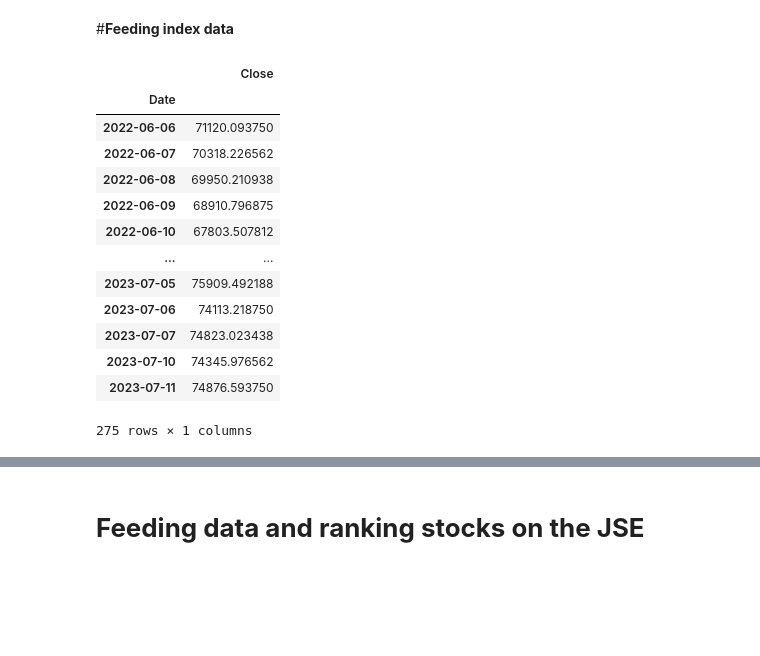
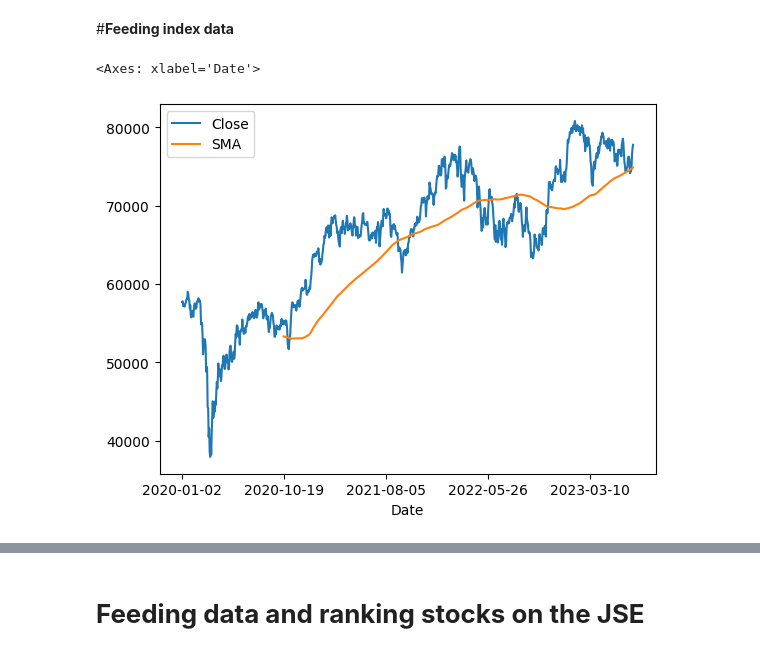
Before and after one commit to helmieresearch/helmieresearch, a Jupyter notebook: Momentum_Ranking_Model_4.ipynb, the cells around one changed output, grey strips where cells are left out. Cells and saved outputs as stored; diff of their text form; code cells hidden in the pictures; blank space fills up the shorter version.

```diff
--- a/Momentum_Ranking_Model_4.ipynb
+++ b/Momentum_Ranking_Model_4.ipynb
@@ -1382,41 +1382,30 @@ no_outlier_prices[['high']].describe()
 # %%
 %matplotlib inline
 
 import datetime
 import pandas as pd
 import yfinance as yf
 import numpy as np
 import matplotlib.pyplot as plt
 import seaborn as sns
 import plotly.express as px
 #import mpld3
 #mpld3.enable_notebook()
 now = datetime.datetime.now().strftime("%Y-%m-%d")
 data = yf.Ticker("^J203.JO")
-index = data.history(start="2005-01-01",  end="2023-07-17")
+index = data.history(start="2020-01-01",  end="2023-07-17")
 resetindex = index.reset_index(inplace = True)
 
 index['Date'] = pd.to_datetime(index['Date']).dt.strftime('%Y-%m-%d')
 
 index = index.drop(columns=(['Open', 'High','Low','Volume','Dividends','Stock Splits']))
 
 index.set_index("Date", inplace=True)
 
 index.to_csv('jse_index.csv')
+
+index['SMA'] = index['Close'].rolling(200).mean()
+index.plot()
+# %% [output]
+<Axes: xlabel='Date'>
+[figure, added]
-# %%
-index
-# %% [output]
-|  | Close |
-| Date |  |
-| 2022-06-06 | 71120.093750 |
-| 2022-06-07 | 70318.226562 |
-| 2022-06-08 | 69950.210938 |
-| 2022-06-09 | 68910.796875 |
-| 2022-06-10 | 67803.507812 |
-| ... | ... |
-| 2023-07-05 | 75909.492188 |
-| 2023-07-06 | 74113.218750 |
-| 2023-07-07 | 74823.023438 |
-| 2023-07-10 | 74345.976562 |
-| 2023-07-11 | 74876.593750 |
-275 rows × 1 columns
```
Also changed, not shown: parts of 12 cells of this notebook.
